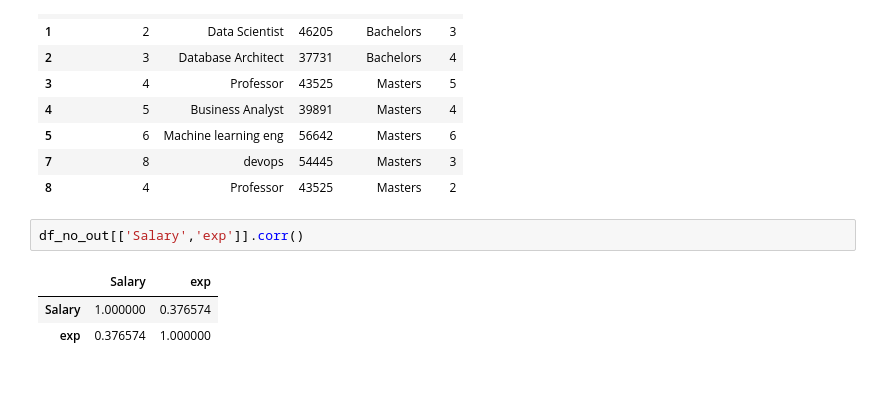
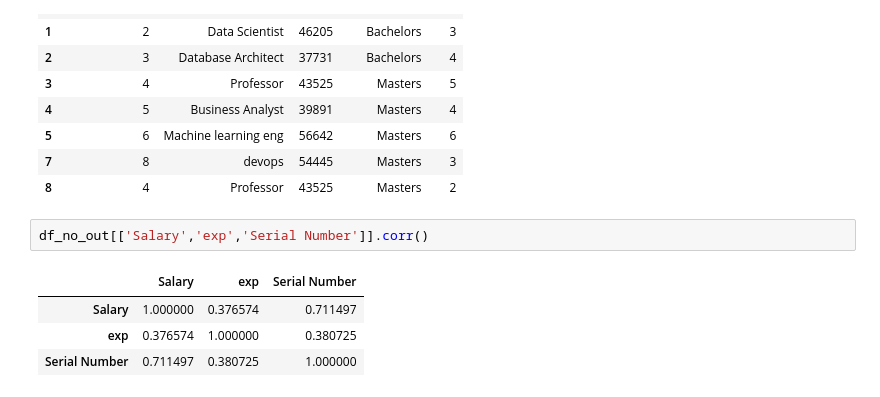
Before and after one commit to Abhilashg11/Data_science, a Jupyter notebook: EDA/Eda_1.ipynb, the cells around one changed output. Cells and saved outputs as stored; diff of their text form.

```diff
--- a/EDA/Eda_1.ipynb
+++ b/EDA/Eda_1.ipynb
@@ -288,8 +288,9 @@ df_no_out
 | 7 | 8 | devops | 54445 | Masters | 3 |
 | 8 | 4 | Professor | 43525 | Masters | 2 |
 # %%
-df_no_out[['Salary','exp']].corr()
+df_no_out[['Salary','exp','Serial Number']].corr()
 # %% [output]
-|  | Salary | exp |
-| Salary | 1.000000 | 0.376574 |
-| exp | 0.376574 | 1.000000 |
+|  | Salary | exp | Serial Number |
+| Salary | 1.000000 | 0.376574 | 0.711497 |
+| exp | 0.376574 | 1.000000 | 0.380725 |
+| Serial Number | 0.711497 | 0.380725 | 1.000000 |
```
Also changed, not shown: parts of 2 cells of this notebook.
